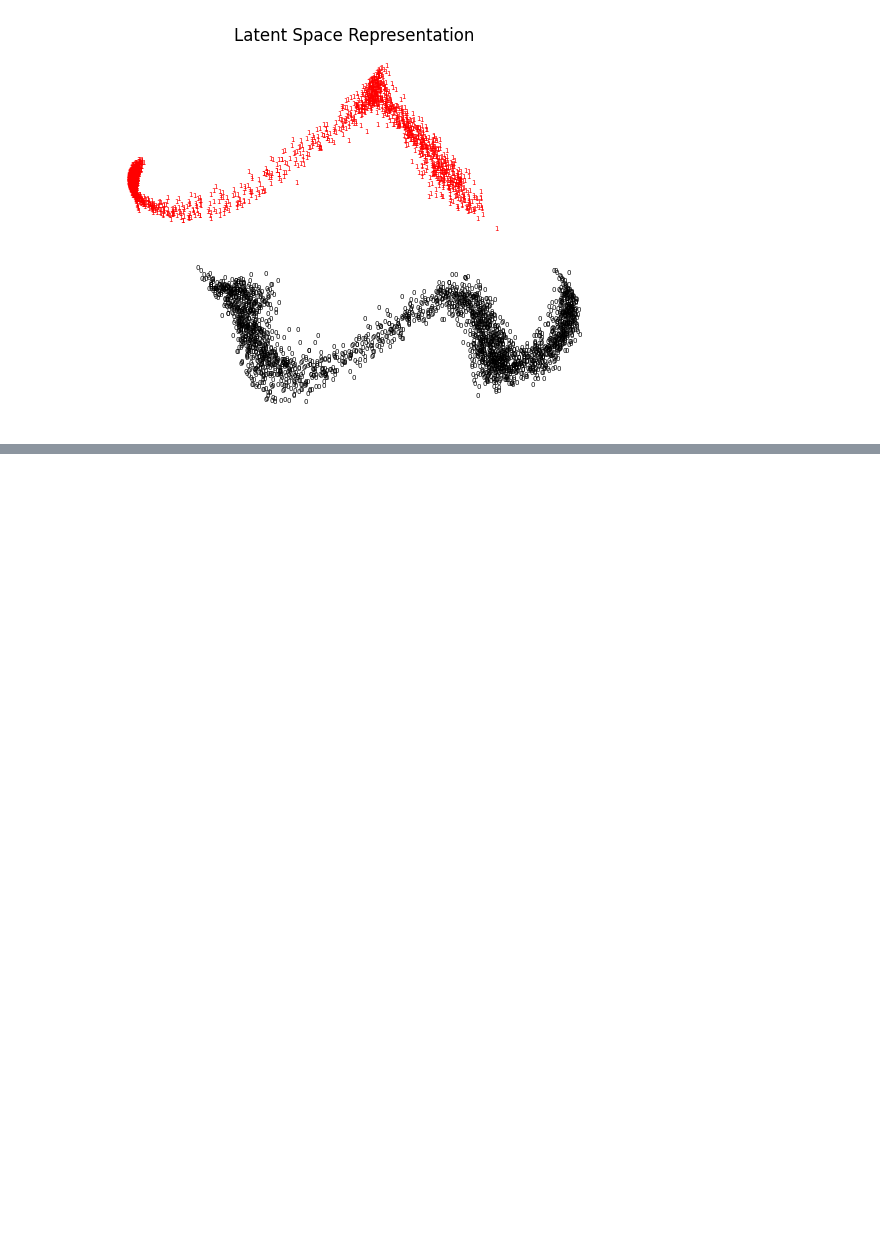
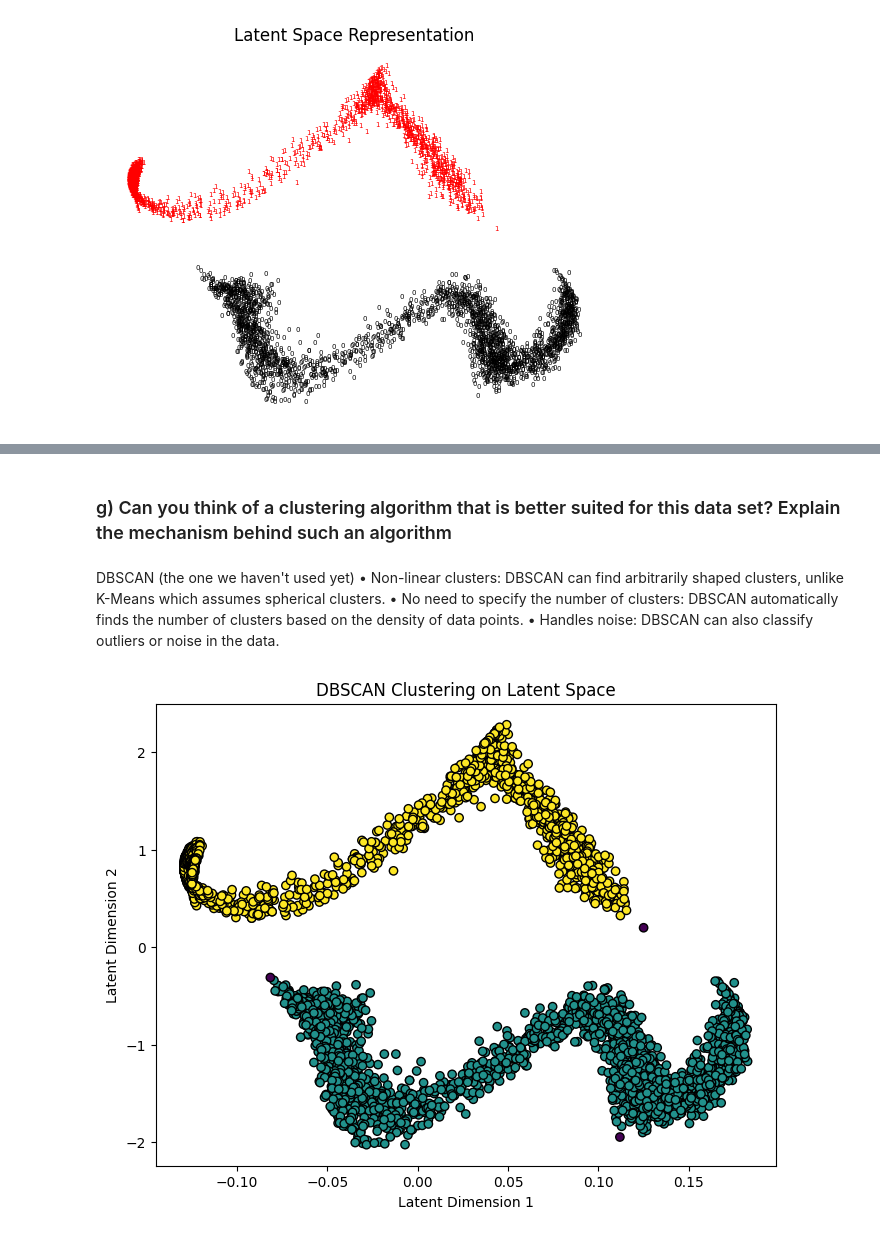
Before and after one commit to mtorella/ClusterAnalysisForBusiness_gp, a Jupyter notebook: main.ipynb, the cells around one changed output, grey strips where cells are left out. Saved outputs shown, nothing was run; the diff lists cells and outputs as text; code cells hidden in the pictures; blank space fills up the shorter version.

Commit message:
points f-g

```diff
--- a/main.ipynb
+++ b/main.ipynb
@@ -300,0 +316,23 @@ np.save('lentent_z.npy',z)
+# %% [markdown]
+### g) Can you think of a clustering algorithm that is better suited for this data set? Explain the mechanism behind such an algorithm
+# %% [markdown]
+DBSCAN (the one we haven't used yet)
+    •   Non-linear clusters: DBSCAN can find arbitrarily shaped clusters, unlike K-Means which assumes spherical clusters.
+	•	No need to specify the number of clusters: DBSCAN automatically finds the number of clusters based on the density of data points.
+	•	Handles noise: DBSCAN can also classify outliers or noise in the data.
+# %%
+from sklearn.cluster import DBSCAN
+
+# Apply DBSCAN clustering on the latent representation
+dbscan = DBSCAN(eps=0.055, min_samples=5)  # some tuning required for eps and min_samples
+labels_dbscan = dbscan.fit_predict(latent_z)
+
+# Plot the DBSCAN clustered latent space
+plt.figure(figsize=(8, 6))
+plt.scatter(latent_z[:, 0], latent_z[:, 1], c=labels_dbscan, cmap='viridis', marker='o', edgecolor='k')
+plt.title('DBSCAN Clustering on Latent Space')
+plt.xlabel('Latent Dimension 1')
+plt.ylabel('Latent Dimension 2')
+plt.show()
+# %% [output]
+[figure, added]
```
Also changed, not shown: parts of 4 cells of this notebook.
